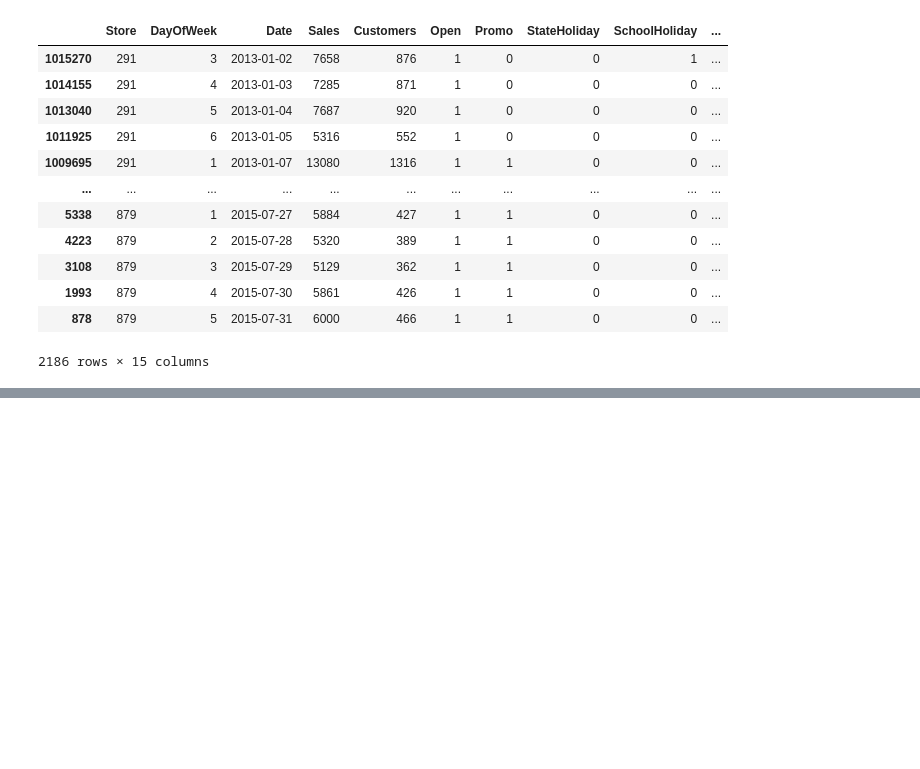
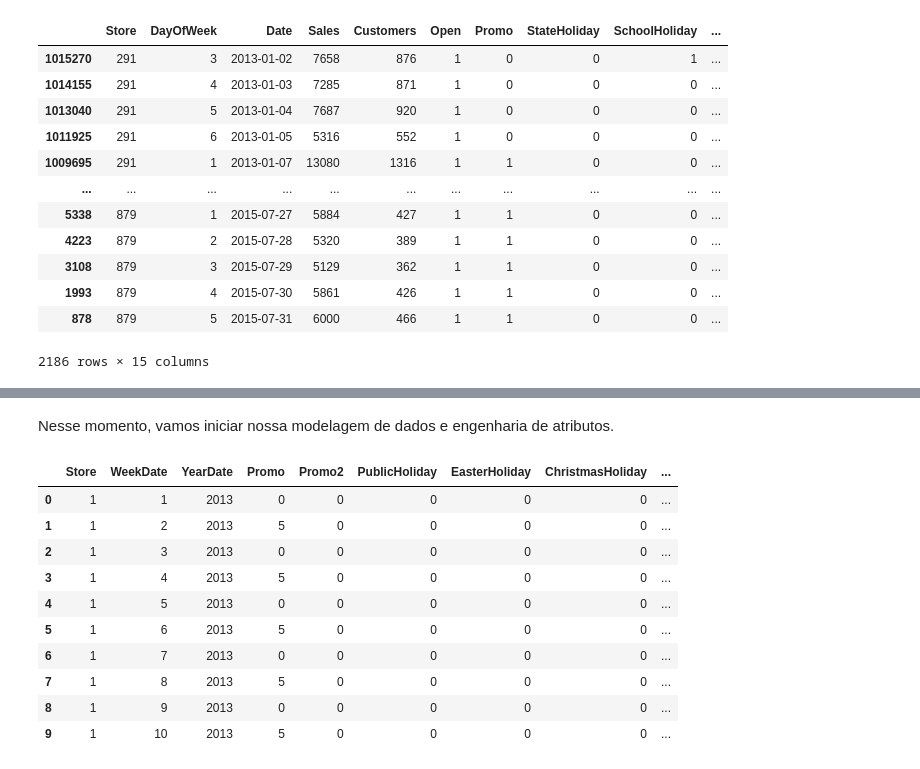
Before and after one commit to jefferson-datascience/Previsao-Vendas-Rossmann, a Jupyter notebook: Notebooks/Ciclo1.ipynb, the cells around one changed output, grey strips where cells are left out. Cells and saved outputs as stored; diff of their text form; code cells hidden in the pictures; blank space fills up the shorter version.

```diff
--- a/Notebooks/Ciclo1.ipynb
+++ b/Notebooks/Ciclo1.ipynb
@@ -343,0 +481,3 @@ df2[df2['CompetitionDistance'].isna()].sort_values(by=['Store', 'Date'], ascendi
+# %%
+# Cópia dos Dados
+df3 = df2.copy()
@@ -343,0 +493,16 @@ df2[df2['CompetitionDistance'].isna()].sort_values(by=['Store', 'Date'], ascendi
+# %%
+# Ordenando os dados por ordem de loja e ordem de vendas
+df3_sorted = df3.sort_values(by=['Store', 'Date'], ascending=True).reset_index(drop=True)
+
+# Extraindo a semana da data
+df3_sorted['WeekDate'] = df3_sorted['Date'].apply(lambda x: x.week)
+df3_sorted['YearDate'] = df3_sorted['Date'].apply(lambda x: x.year)
+
+# Eliminando a variável Date e variáveis que não fazem sentido para o nosso objetivo
+df3_sorted = df3_sorted.drop(columns=['Date', 'DayOfWeek', 'Open'], axis=1)
+
+# Organizando as variáveis
+df3_sorted = df3_sorted[['Store', 'WeekDate', 'YearDate', 'Promo',  'Promo2',
+                         'StateHoliday', 'SchoolHoliday', 'StoreType', 'Assortment',
+                         'CompetitionDistance', 'CompetitionOpenSinceMonth',
+                         'CompetitionOpenSinceYear', 'Customers','Sales']].copy()
@@ -343,0 +511,17 @@ df2[df2['CompetitionDistance'].isna()].sort_values(by=['Store', 'Date'], ascendi
+# %%
+# Construção das variáveis dummies
+df3_sorted = pd.get_dummies(data=df3_sorted, columns=['StateHoliday'], dtype=np.int64)
+
+# Renomeando as variáveis Dummies
+df3_sorted = df3_sorted.rename(columns={'StateHoliday_0': 'NoHoliday',
+                                        'StateHoliday_a': 'PublicHoliday',
+                                        'StateHoliday_b': 'EasterHoliday',
+                                        'StateHoliday_c': 'ChristmasHoliday'})
+
+
+df3_sorted = df3_sorted[['Store', 'WeekDate', 'YearDate', 'Promo', 'Promo2', 'NoHoliday', 'PublicHoliday', 'EasterHoliday', 'ChristmasHoliday',
+                         'SchoolHoliday', 'StoreType', 'Assortment', 'CompetitionDistance', 'CompetitionOpenSinceMonth', 'CompetitionOpenSinceYear',
+                         'Customers', 'Sales']].drop(columns=['NoHoliday'], axis=1).copy()
+
+# Amostra dos Dados
+df3_sorted.head(5)
@@ -343,0 +535,23 @@ df2[df2['CompetitionDistance'].isna()].sort_values(by=['Store', 'Date'], ascendi
+# %% [markdown]
+Nesse momento, vamos iniciar nossa modelagem de dados e engenharia de atributos.
+# %%
+# Agregação de Soma
+df3_aggregate_sum = (df3_sorted[['Store', 'WeekDate', 'YearDate', 'Promo', 'Promo2', 'PublicHoliday', 'EasterHoliday', 'ChristmasHoliday', 'SchoolHoliday', 'Sales']]
+                            .groupby(['Store', 'WeekDate', 'YearDate'])
+                            .sum(['Promo', 'Promo2', 'PublicHoliday', 'EasterHoliday', 'ChristmasHoliday', 'SchoolHoliday', 'Sales']).reset_index()
+                            .sort_values(by=['Store', 'YearDate', 'WeekDate'], ascending=True).reset_index(drop=True))
+
+# Amostra dos dados
+df3_aggregate_sum.head(10)
+# %% [output]
+|  | Store | WeekDate | YearDate | Promo | Promo2 | PublicHoliday | EasterHoliday | ChristmasHoliday | ... |
+| 0 | 1 | 1 | 2013 | 0 | 0 | 0 | 0 | 0 | ... |
+| 1 | 1 | 2 | 2013 | 5 | 0 | 0 | 0 | 0 | ... |
+| 2 | 1 | 3 | 2013 | 0 | 0 | 0 | 0 | 0 | ... |
+| 3 | 1 | 4 | 2013 | 5 | 0 | 0 | 0 | 0 | ... |
+| 4 | 1 | 5 | 2013 | 0 | 0 | 0 | 0 | 0 | ... |
+| 5 | 1 | 6 | 2013 | 5 | 0 | 0 | 0 | 0 | ... |
+| 6 | 1 | 7 | 2013 | 0 | 0 | 0 | 0 | 0 | ... |
+| 7 | 1 | 8 | 2013 | 5 | 0 | 0 | 0 | 0 | ... |
+| 8 | 1 | 9 | 2013 | 0 | 0 | 0 | 0 | 0 | ... |
+| 9 | 1 | 10 | 2013 | 5 | 0 | 0 | 0 | 0 | ... |
```
Also changed, not shown: parts of 43 cells of this notebook.
